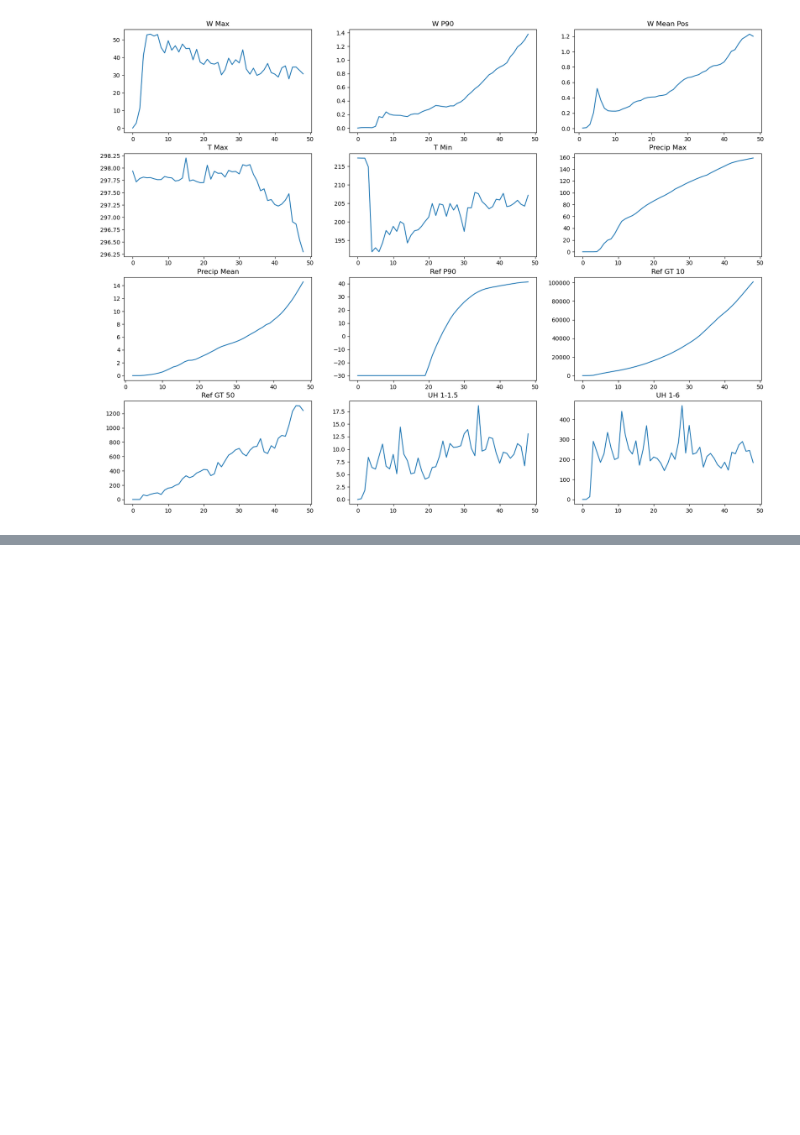
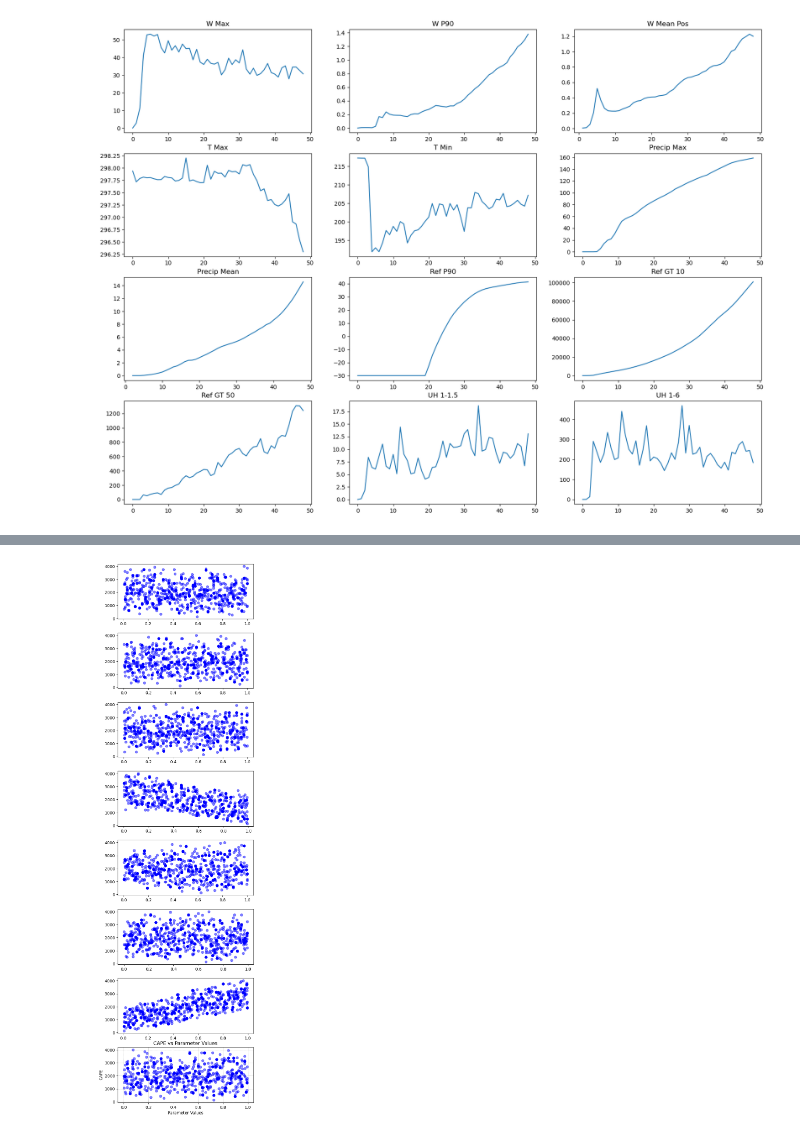
Before and after one commit to jgacituag/Sensitivity_Experiments, a Jupyter notebook: Parameters_sweep_profiles.ipynb, the cells around one changed output, grey strips where cells are left out. Drawn from its saved outputs; the diff is of its cells as text; code cells hidden in the pictures; blank space fills up the shorter version.

```diff
--- a/Parameters_sweep_profiles.ipynb
+++ b/Parameters_sweep_profiles.ipynb
@@ -211,0 +280,21 @@ Text(0.5, 1.0, 'UH 1-6')
+# %%
+# Plot the parameter values against the CAPE values
+fig, axes = plt.subplots(8, 1, figsize=(6, 24),
+                         sharex=False, sharey=False,
+                         gridspec_kw={'hspace': 0.25, 'wspace': 0.1})
+
+axes[0].scatter(param_values1, cape_values, color='blue', alpha=0.5)
+axes[1].scatter(param_values2, cape_values, color='blue', alpha=0.5)
+axes[2].scatter(param_values3, cape_values, color='blue', alpha=0.5)
+axes[3].scatter(param_values4, cape_values, color='blue', alpha=0.5)
+axes[4].scatter(param_values5, cape_values, color='blue', alpha=0.5)
+axes[5].scatter(param_values6, cape_values, color='blue', alpha=0.5)
+axes[6].scatter(param_values7, cape_values, color='blue', alpha=0.5)
+axes[7].scatter(param_values8, cape_values, color='blue', alpha=0.5)
+
+plt.title('CAPE vs Parameter Values')
+plt.xlabel('Parameter Values')
+plt.ylabel('CAPE')
+plt.grid(linestyle='--', linewidth=0.5, alpha=0.7, color='gray')
+# %% [output]
+[figure, added]
```
Also changed, not shown: parts of 1 cell of this notebook, 15 other files.
